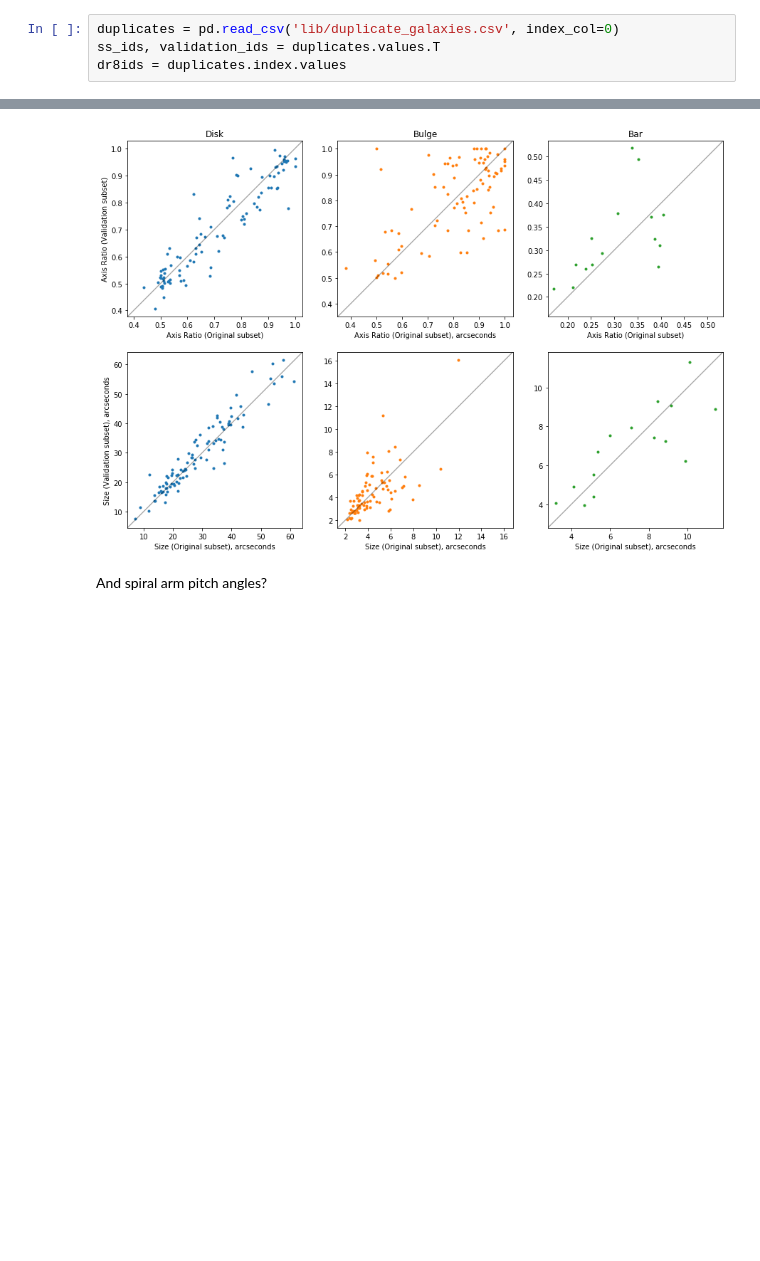
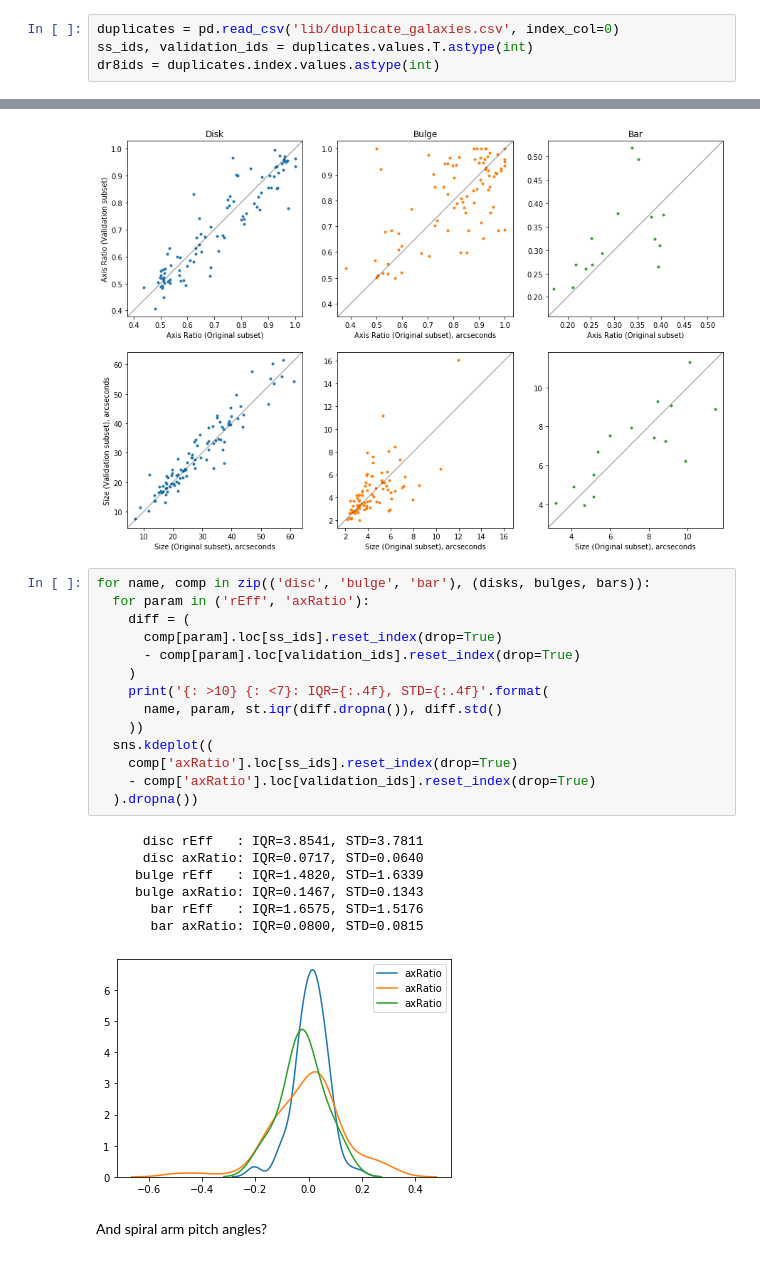
Before and after one commit to tingard/gzbuilder_results, a Jupyter notebook: comparison__validation_subset.ipynb, the cells around one changed output, grey strips where cells are left out. Saved outputs shown, nothing was run; the diff lists cells and outputs as text; blank space fills up the shorter version.

Commit message:
continues work on quantifying uncertainty and generating method paper plots

```diff
--- a/comparison__validation_subset.ipynb
+++ b/comparison__validation_subset.ipynb
@@ -19,8 +20,8 @@ from gzbuilder_analysis.spirals.oo import Arm
 %run get_duplicate_galaxies.py
 # %%
 duplicates = pd.read_csv('lib/duplicate_galaxies.csv', index_col=0)
-ss_ids, validation_ids = duplicates.values.T
-dr8ids = duplicates.index.values
+ss_ids, validation_ids = duplicates.values.T.astype(int)
+dr8ids = duplicates.index.values.astype(int)
 # %%
 print('Defining helper functions')
 
@@ -250,6 +251,28 @@ for ax in (ax_disk, ax_bulge, ax_bar):
 plt.savefig('method-paper-plots/component_sizing.pdf', bbox_inches='tight')
 # %% [output]
 [figure]
+# %%
+for name, comp in zip(('disc', 'bulge', 'bar'), (disks, bulges, bars)):
+  for param in ('rEff', 'axRatio'):
+    diff = (
+      comp[param].loc[ss_ids].reset_index(drop=True)
+      - comp[param].loc[validation_ids].reset_index(drop=True)
+    )
+    print('{: >10} {: <7}: IQR={:.4f}, STD={:.4f}'.format(
+      name, param, st.iqr(diff.dropna()), diff.std()
+    ))
+  sns.kdeplot((
+    comp['axRatio'].loc[ss_ids].reset_index(drop=True)
+    - comp['axRatio'].loc[validation_ids].reset_index(drop=True)
+  ).dropna())
+# %% [output]
+      disc rEff   : IQR=3.8541, STD=3.7811
+      disc axRatio: IQR=0.0717, STD=0.0640
+     bulge rEff   : IQR=1.4820, STD=1.6339
+     bulge axRatio: IQR=0.1467, STD=0.1343
+       bar rEff   : IQR=1.6575, STD=1.5176
+       bar axRatio: IQR=0.0800, STD=0.0815
+[figure, added]
 # %% [markdown]
 And spiral arm pitch angles?
 # %%
```
Also changed, not shown: parts of 7 cells of this notebook, 10 other files.
